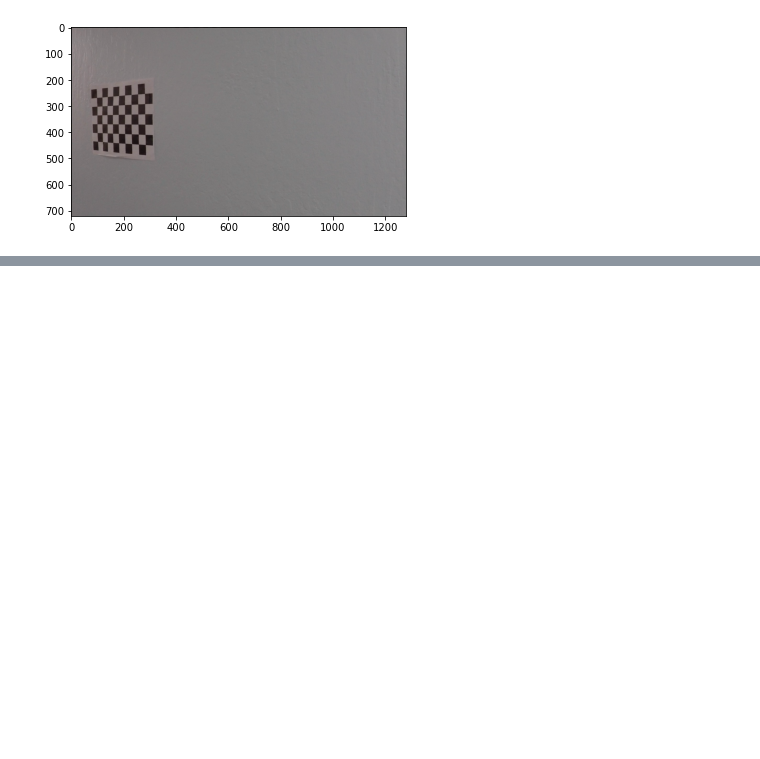
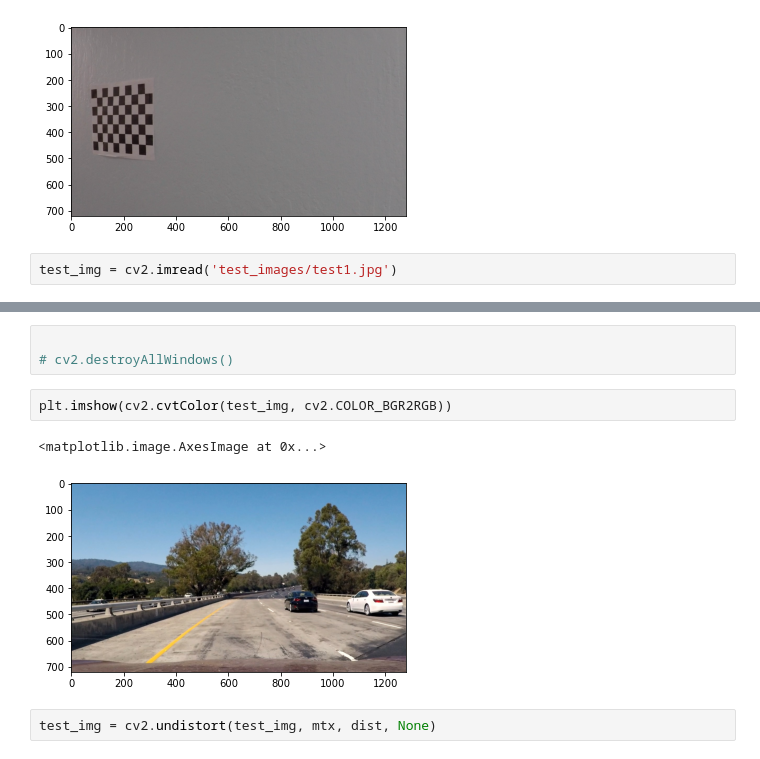
Before and after one commit to acidhills/udacity_advanced_lane_finding, a Jupyter notebook: project.ipynb, the cells around one changed output, grey strips where cells are left out. Saved outputs shown, nothing was run; the diff lists cells and outputs as text; blank space fills up the shorter version.

```diff
--- a/project.ipynb
+++ b/project.ipynb
@@ -60,3 +26,5 @@ plt.imshow(cv2.imread('camera_cal/' + os.listdir('camera_cal/')[2]))
 # %% [output]
 <matplotlib.image.AxesImage at 0x...>
 [figure]
+# %%
+test_img = cv2.imread('test_images/test1.jpg')
@@ -62,0 +36,10 @@ plt.imshow(cv2.imread('camera_cal/' + os.listdir('camera_cal/')[2]))
+# %%
+
+# cv2.destroyAllWindows()
+# %%
+plt.imshow(cv2.cvtColor(test_img, cv2.COLOR_BGR2RGB))
+# %% [output]
+<matplotlib.image.AxesImage at 0x...>
+[figure, added]
+# %%
+test_img = cv2.undistort(test_img, mtx, dist, None)
```
Also changed, not shown: parts of 5 cells of this notebook, 2 other files.
